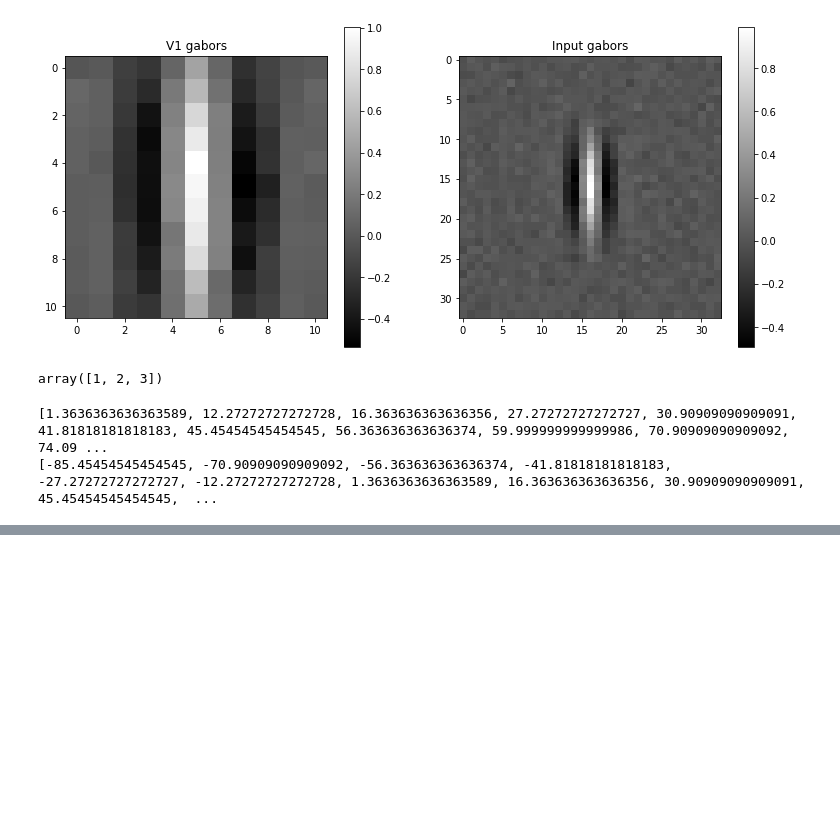
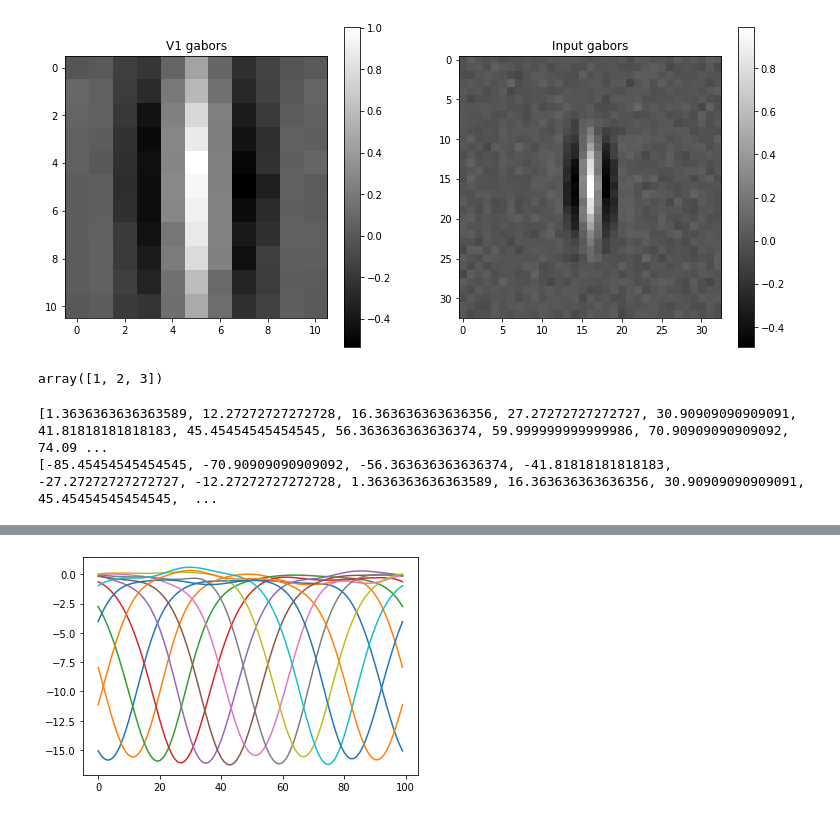
Before and after one commit to pacochow/Modelling-vpl, a Jupyter notebook: Locally_connected_network.ipynb, the cells around one changed output, grey strips where cells are left out. Cells and saved outputs as stored; diff of their text form; code cells hidden in the pictures; blank space fills up the shorter version.

```diff
--- a/Locally_connected_network.ipynb
+++ b/Locally_connected_network.ipynb
@@ -1041,0 +1066,5 @@ print(schoups_net.v1_after_range, schoups_net.v1_mean_after_slopes)
+# %%
+for i in range(schoups_net.simple_number):
+    plt.plot(schoups_net.initial_tuning_curves[i, 1, 12, 12, :])
+# %% [output]
+[figure, added]
```
Also changed, not shown: parts of 10 cells of this notebook, 1 other file.
